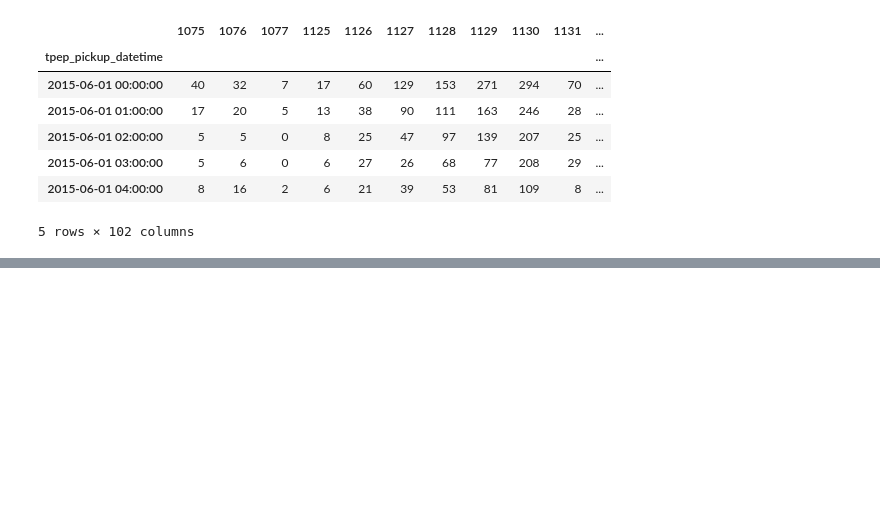
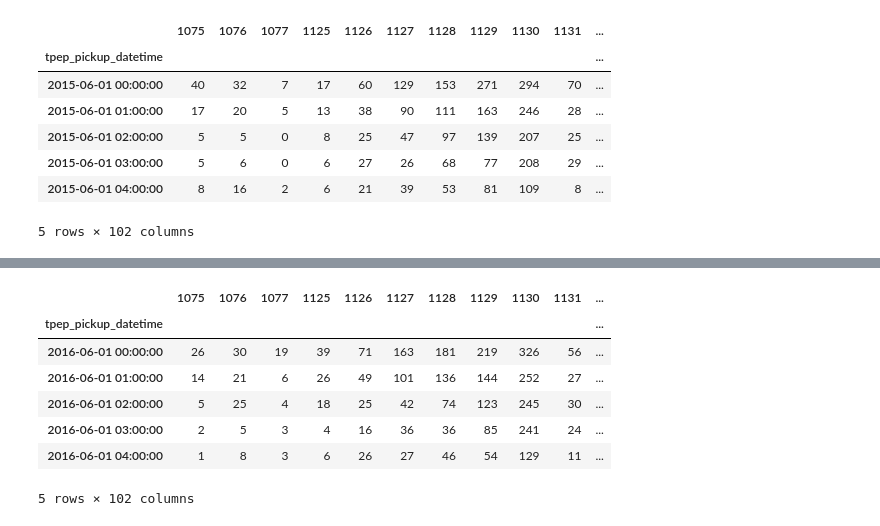
Before and after one commit to kashevg/coursera, a Jupyter notebook: final/taxi-week5.ipynb, the cells around one changed output, grey strips where cells are left out. Drawn from its saved outputs; the diff is of its cells as text; code cells hidden in the pictures; blank space fills up the shorter version.

```diff
--- a/final/taxi-week5.ipynb
+++ b/final/taxi-week5.ipynb
@@ -242,0 +270,5 @@ dif.mean()
+# %%
+# загрузка данных за май и июнь
+df_may = pd.read_csv('data/may16.csv', sep=';', parse_dates=l_parse_dates, index_col=l_index_col)
+df_june = pd.read_csv('data/june16.csv', sep=';', parse_dates=l_parse_dates, index_col=l_index_col)
+df1 = pd.concat((df, df_may), sort=True)
@@ -333,0 +558,11 @@ array([4.15536515e-02, 1.94811196e-02, 1.80641659e-02, 1.46114738e-02,
+# %%
+df_june.head()
+# %% [output]
+|  | 1075 | 1076 | 1077 | 1125 | 1126 | 1127 | 1128 | 1129 | 1130 | 1131 | ... |
+| tpep_pickup_datetime |  |  |  |  |  |  |  |  |  |  | ... |
+| 2016-06-01 00:00:00 | 26 | 30 | 19 | 39 | 71 | 163 | 181 | 219 | 326 | 56 | ... |
+| 2016-06-01 01:00:00 | 14 | 21 | 6 | 26 | 49 | 101 | 136 | 144 | 252 | 27 | ... |
+| 2016-06-01 02:00:00 | 5 | 25 | 4 | 18 | 25 | 42 | 74 | 123 | 245 | 30 | ... |
+| 2016-06-01 03:00:00 | 2 | 5 | 3 | 4 | 16 | 36 | 36 | 85 | 241 | 24 | ... |
+| 2016-06-01 04:00:00 | 1 | 8 | 3 | 6 | 26 | 27 | 46 | 54 | 129 | 11 | ... |
+5 rows × 102 columns
```
Also changed, not shown: parts of 45 cells of this notebook.
